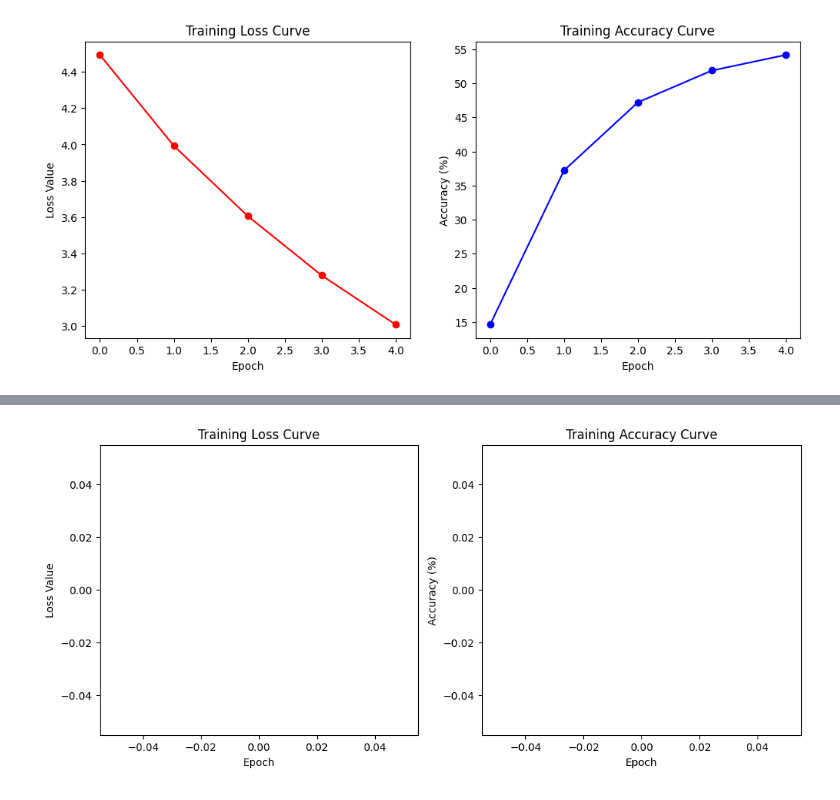
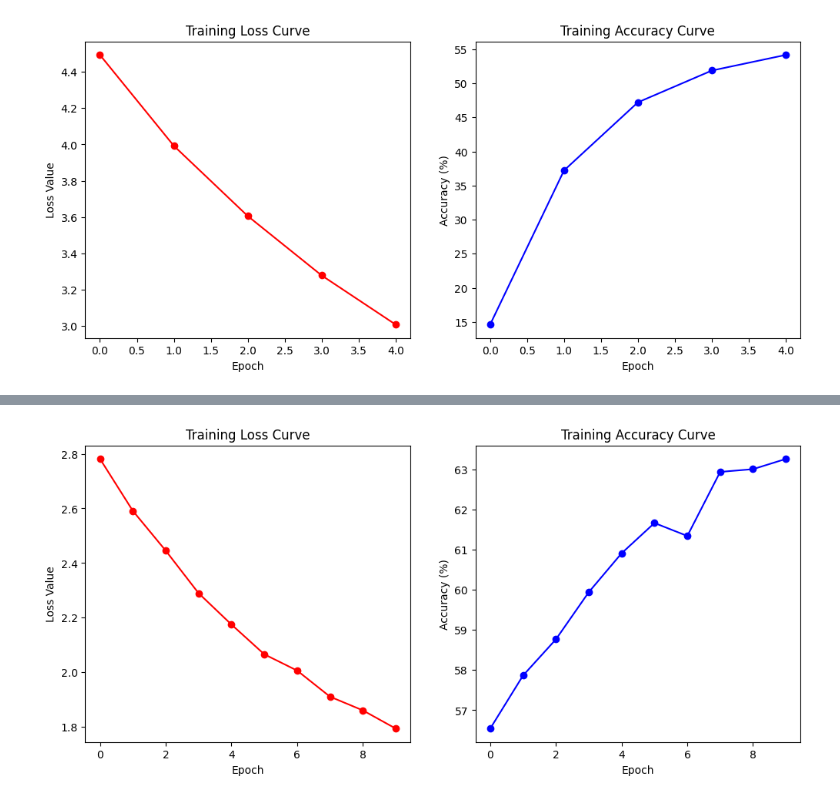
Before and after one commit to JorgeCaldeira/Beware-the-dog, a Jupyter notebook: DL_Project.ipynb, the cells around one changed output, grey strips where cells are left out. Drawn from its saved outputs; the diff is of its cells as text; code cells hidden in the pictures.

Commit message:
+ 10 epochs + 5 epochs separados

```diff
--- a/DL_Project.ipynb
+++ b/DL_Project.ipynb
@@ -183,6 +185,16 @@ Epoch 4/5 Loss: 3.2788 | Accuracy: 51.87%
 Epoch 5/5 Loss: 3.0085 | Accuracy: 54.16%
 [figure]
 # %%
+num_epochs = 10
+loss_history = []
+acc_history = []
+
+for epoch in range(num_epochs):
+    epoch_loss, epoch_acc = train_epoch(dog_model, train_loader, criterion, optimizer, device)
+    loss_history.append(epoch_loss)
+    acc_history.append(epoch_acc)
+    print(f"Epoch {epoch+1}/{num_epochs} Loss: {epoch_loss:.4f} | Accuracy: {epoch_acc:.2f}%")
+
 plt.figure(figsize=(12, 5))
 plt.subplot(1, 2, 1)
 plt.plot(loss_history, marker='o', color='red')
@@ -200 +222 @@ plt.show()
-[figure, old version]
+[figure, new version]
```
Also changed, not shown: parts of 3 cells of this notebook.
